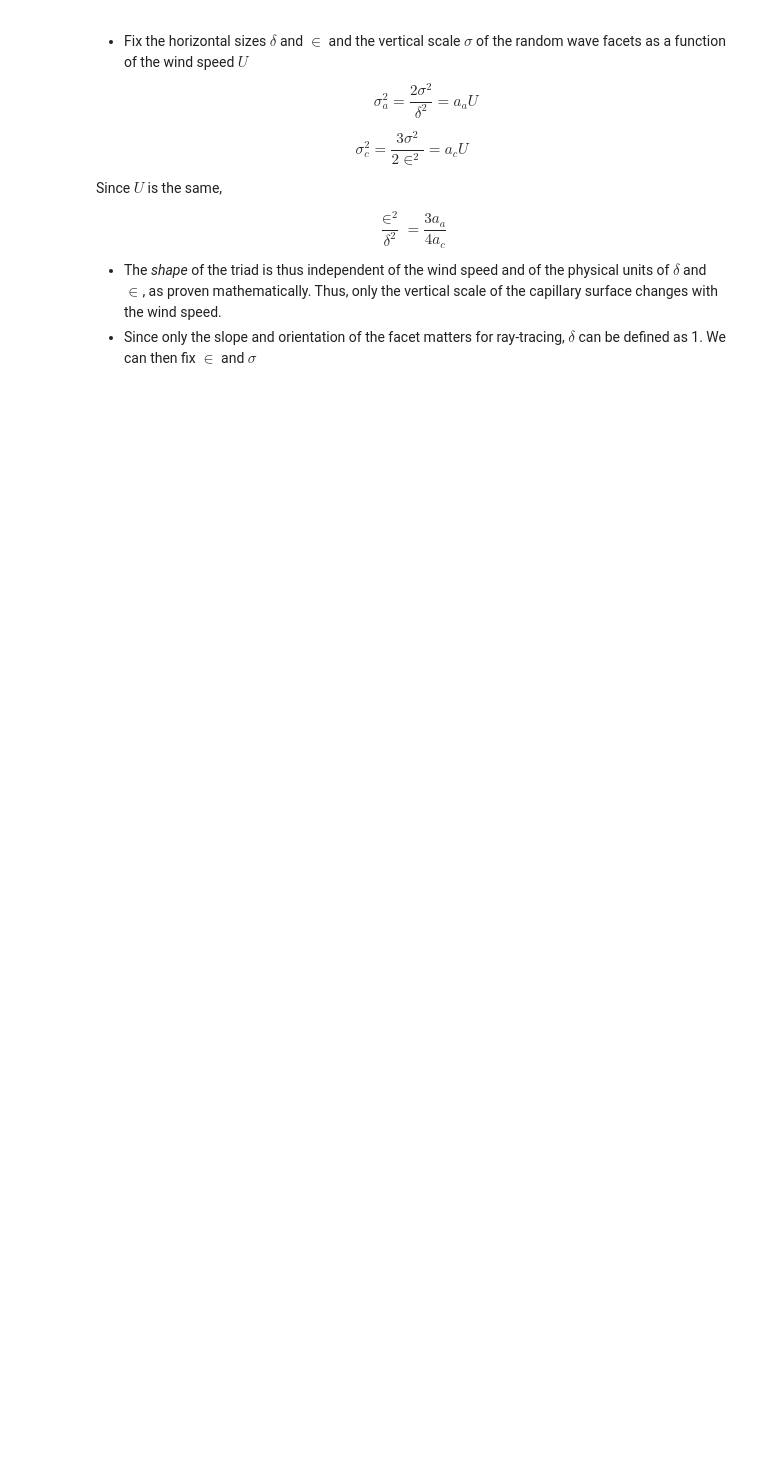
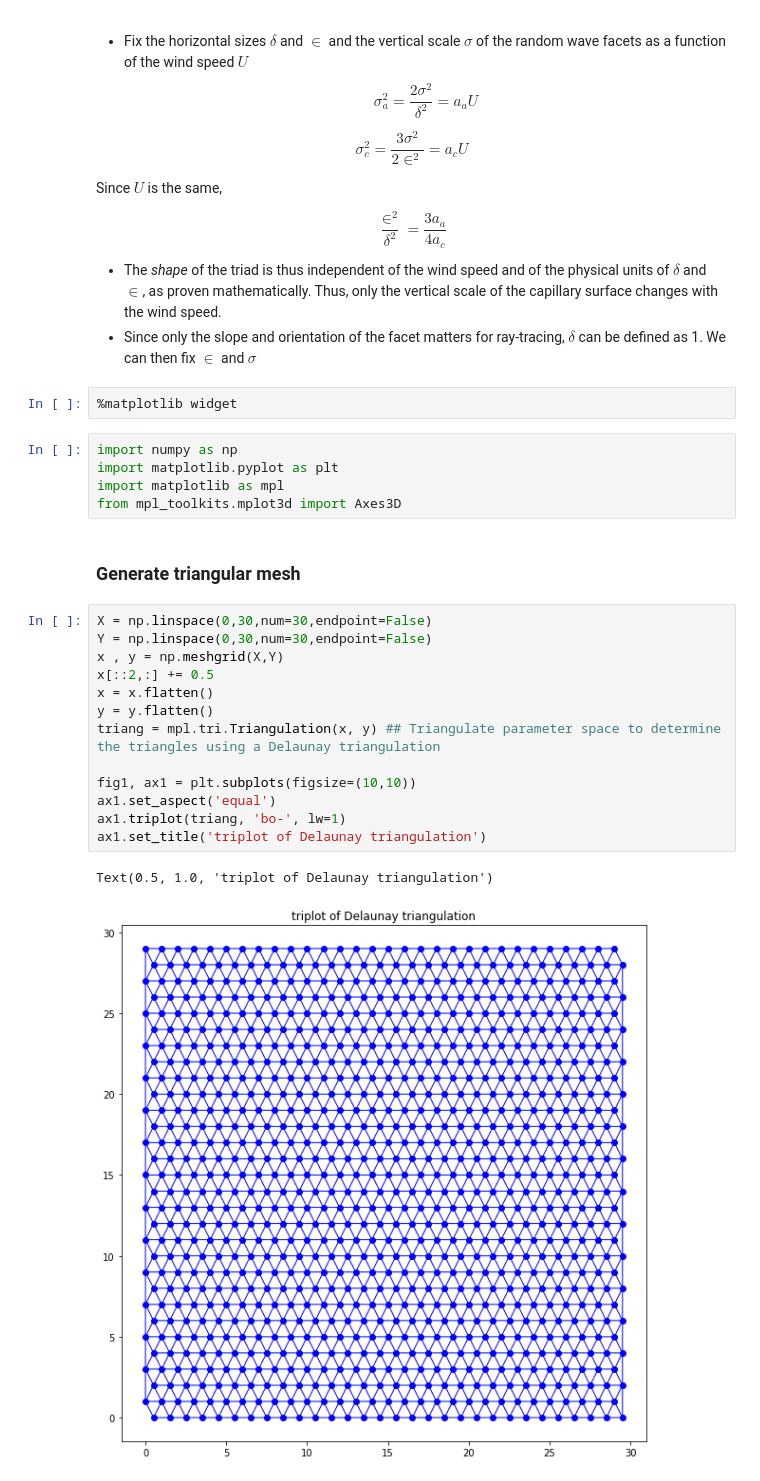
Before and after one commit to pakhuiying/wave_simulation, a Jupyter notebook: Cox_Munk_wave.ipynb, the cells around one changed output. Cells and saved outputs as stored; diff of their text form; blank space fills up the shorter version.

```diff
--- a/Cox_Munk_wave.ipynb
+++ b/Cox_Munk_wave.ipynb
@@ -67,3 +67,28 @@ $$ \frac{\in^2}{\delta^2} = \frac{3 a_a}{4 a_c}$$
 
 - The *shape* of the triad is thus independent of the wind speed and of the physical units of $\delta$ and $\in$, as proven mathematically. Thus, only the vertical scale of the capillary surface changes with the wind speed.
 - Since only the slope and orientation of the facet matters for ray-tracing, $\delta$ can be defined as 1. We can then fix $\in$ and $\sigma$
+# %%
+%matplotlib widget
+# %%
+import numpy as np
+import matplotlib.pyplot as plt
+import matplotlib as mpl
+from mpl_toolkits.mplot3d import Axes3D
+# %% [markdown]
+### Generate triangular mesh
+# %%
+X = np.linspace(0,30,num=30,endpoint=False)
+Y = np.linspace(0,30,num=30,endpoint=False)
+x , y = np.meshgrid(X,Y)
+x[::2,:] += 0.5
+x = x.flatten()
+y = y.flatten()
+triang = mpl.tri.Triangulation(x, y) ## Triangulate parameter space to determine the triangles using a Delaunay triangulation
+
+fig1, ax1 = plt.subplots(figsize=(10,10))
+ax1.set_aspect('equal')
+ax1.triplot(triang, 'bo-', lw=1)
+ax1.set_title('triplot of Delaunay triangulation')
+# %% [output]
+Text(0.5, 1.0, 'triplot of Delaunay triangulation')
+[figure, added]
```
Also changed, not shown: parts of 5 cells of this notebook.
